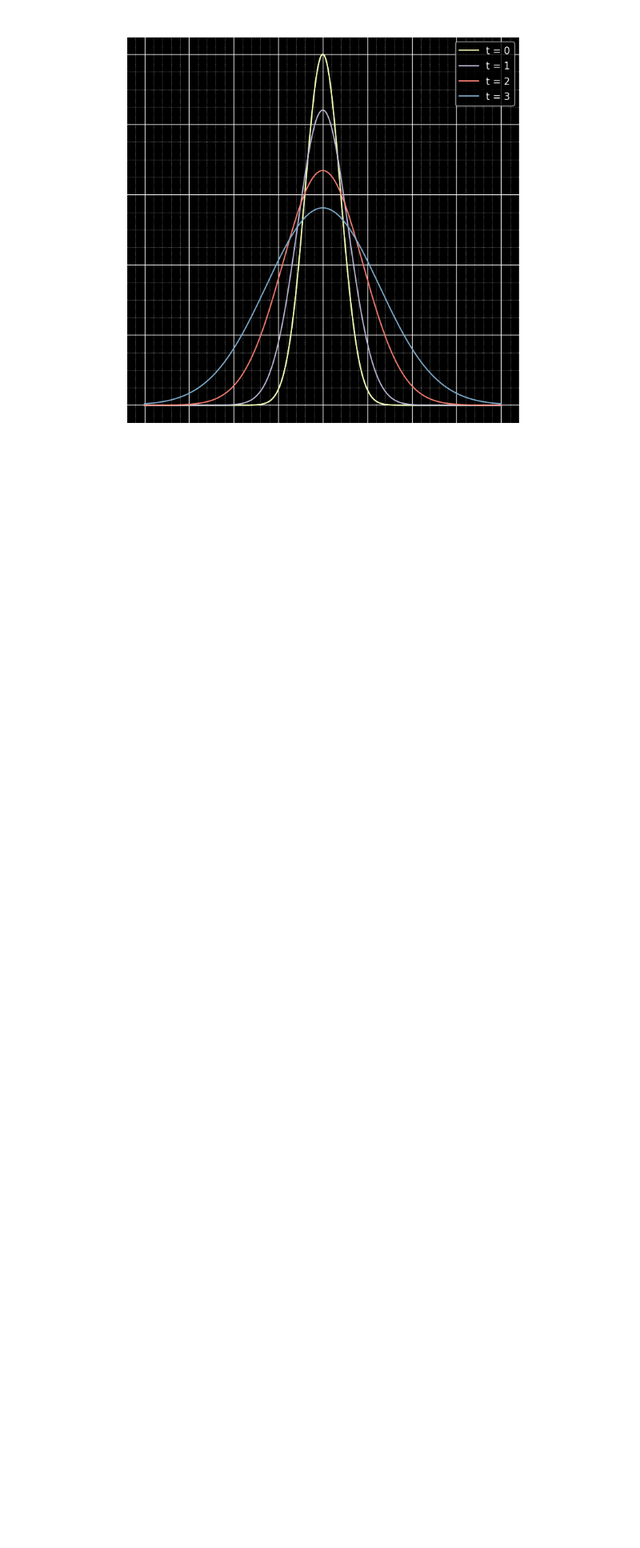
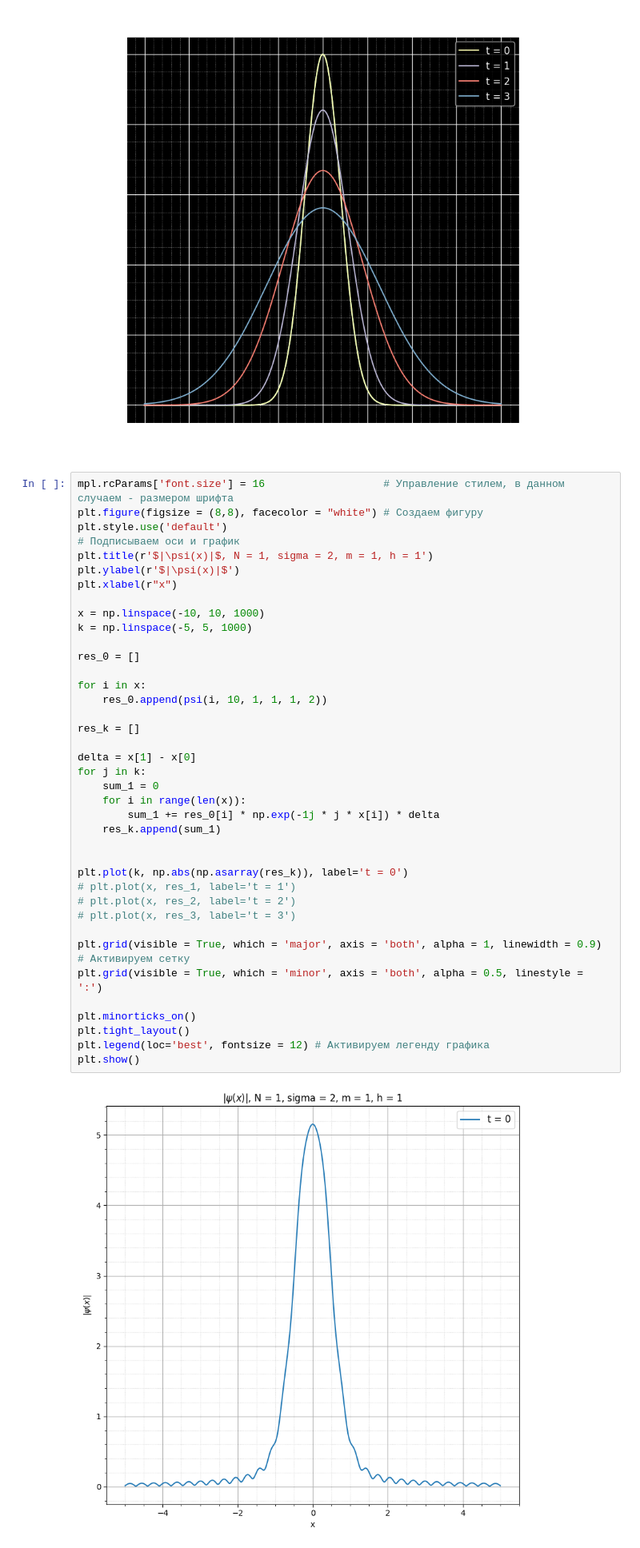
Before and after one commit to Panterrich/QuantumMechanics, a Jupyter notebook: task1.ipynb, the cells around one changed output. Shown: that part at 80% size. Cells and saved outputs as stored; diff of their text form; blank space fills up the shorter version.

```diff
--- a/task1.ipynb
+++ b/task1.ipynb
@@ -79,6 +79,47 @@ plt.legend(loc='best', fontsize = 12) # Активируем легенду гр
 plt.show()
 # %% [output]
 [figure]
+# %%
+mpl.rcParams['font.size'] = 16                   # Управление стилем, в данном случаем - размером шрифта
+plt.figure(figsize = (8,8), facecolor = "white") # Создаем фигуру
+plt.style.use('default')
+# Подписываем оси и график
+plt.title(r'$|\psi(x)|$, N = 1, sigma = 2, m = 1, h = 1')
+plt.ylabel(r'$|\psi(x)|$')
+plt.xlabel(r"x")
+
+x = np.linspace(-10, 10, 1000)
+k = np.linspace(-5, 5, 1000)
+
+res_0 = []
+
+for i in x:
+    res_0.append(psi(i, 10, 1, 1, 1, 2))
+
+res_k = []
+
+delta = x[1] - x[0]
+for j in k:
+    sum_1 = 0
+    for i in range(len(x)):
+        sum_1 += res_0[i] * np.exp(-1j * j * x[i]) * delta
+    res_k.append(sum_1)
+
+
+plt.plot(k, np.abs(np.asarray(res_k)), label='t = 0')
+# plt.plot(x, res_1, label='t = 1')
+# plt.plot(x, res_2, label='t = 2')
+# plt.plot(x, res_3, label='t = 3')
+
+plt.grid(visible = True, which = 'major', axis = 'both', alpha = 1, linewidth = 0.9)   # Активируем сетку
+plt.grid(visible = True, which = 'minor', axis = 'both', alpha = 0.5, linestyle = ':')
+
+plt.minorticks_on()
+plt.tight_layout()
+plt.legend(loc='best', fontsize = 12) # Активируем легенду графика
+plt.show()
+# %% [output]
+[figure, added]
 # %%
 plt.style.use('dark_background')
 
```
Also changed, not shown: 3 other files.
